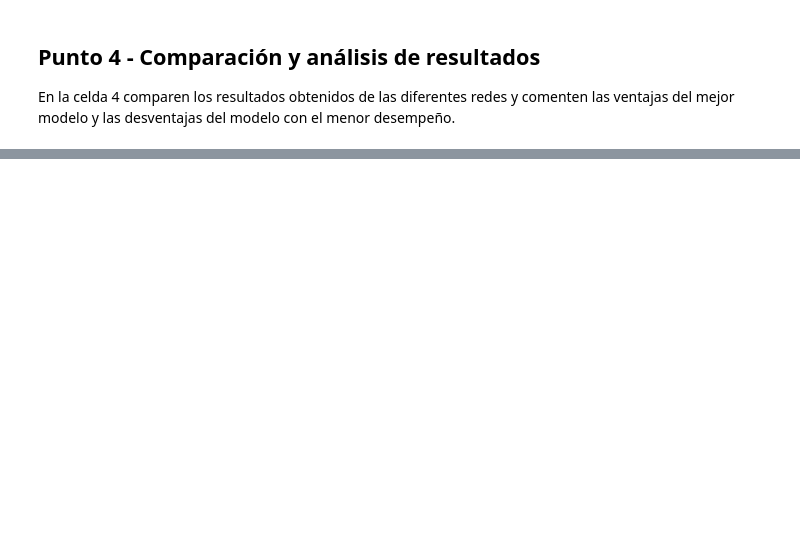
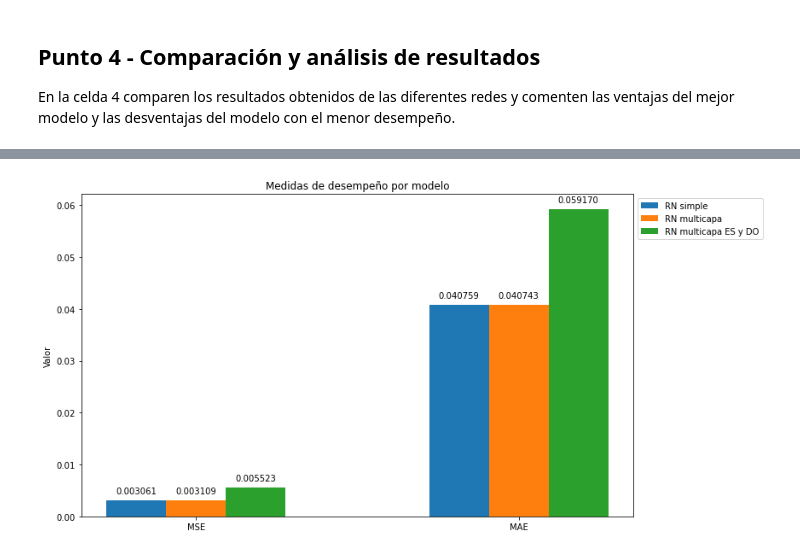
Before and after one commit to fruedar/MIAD_NLP_2024, a Jupyter notebook: Semana 6/S6TC1-Redes_Neuronales.ipynb, the cells around one changed output, grey strips where cells are left out. Saved outputs shown, nothing was run; the diff lists cells and outputs as text; code cells hidden in the pictures; blank space fills up the shorter version.

```diff
--- a/Semana 6/S6TC1-Redes_Neuronales.ipynb
+++ b/Semana 6/S6TC1-Redes_Neuronales.ipynb
@@ -280,0 +272,38 @@ model.evaluate(X_test, y_test)
+# %%
+# Celda 4
+# Comparar las evaluaciones de poder predictivo de los diferentes modelos
+medidas = ['MSE', 'MAE']
+modelos = {
+    'RN simple': [mse1, mae1],
+    'RN multicapa': [mse2, mae2],
+    'RN multicapa ES y DO': [mse3, mae3],
+}
+
+colors = ['tab:blue', 'tab:orange', 'tab:green', 'tab:red']
+
+# Configuración de las dimensiones de figura
+fig, ax = plt.subplots(figsize=(12, 6))
+bar_width = 0.185
+index = np.arange(len(medidas))
+
+# Graficamos las barras con el valor obtenido en cada modelo para las medidas, redondeado a 2 cifras decimales las etiquetas
+for i, (nombre_modelo, valores) in enumerate(modelos.items()):
+    etiquetas = [f'{round(valor, 6):.6f}' for valor in valores]  # Redondear valores a 2 decimales y convertir a cadena
+    ax.bar(index + i * bar_width, valores, bar_width, label=nombre_modelo, color=colors[i % len(colors)])
+    for j, etiqueta in enumerate(etiquetas):
+        ax.text(index[j] + i * bar_width, valores[j] + 0.001, etiqueta, ha='center', va='bottom')
+
+
+# Ajustes de la figura
+ax.set_xlabel('')
+ax.set_ylabel('Valor')
+ax.set_title('Medidas de desempeño por modelo')
+ax.set_xticks(index + (len(modelos) - 1) * bar_width / 2)
+ax.set_xticklabels(medidas)
+plt.legend(bbox_to_anchor=(1, 1), loc='upper left')
+
+# Mostrar el gráfico
+plt.tight_layout()
+plt.show()
+# %% [output]
+[figure, added]
```
Also changed, not shown: parts of 6 cells of this notebook, 5 other files.
